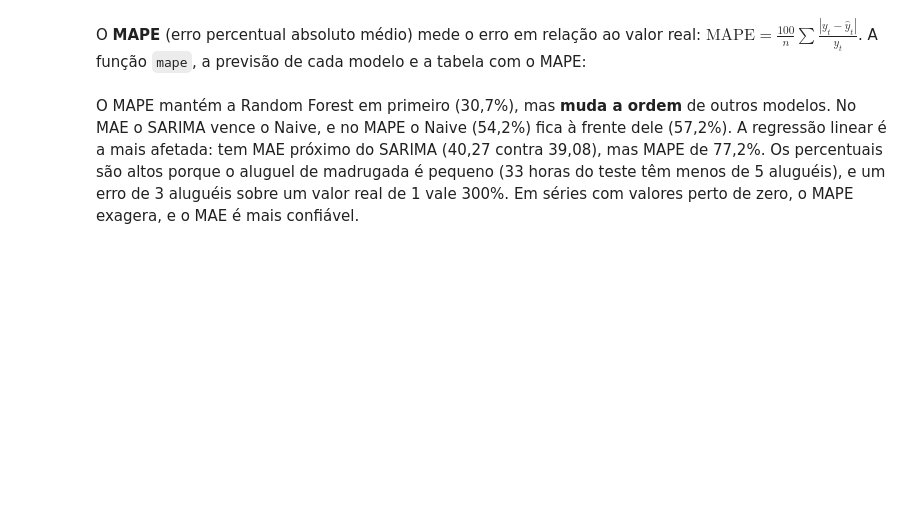
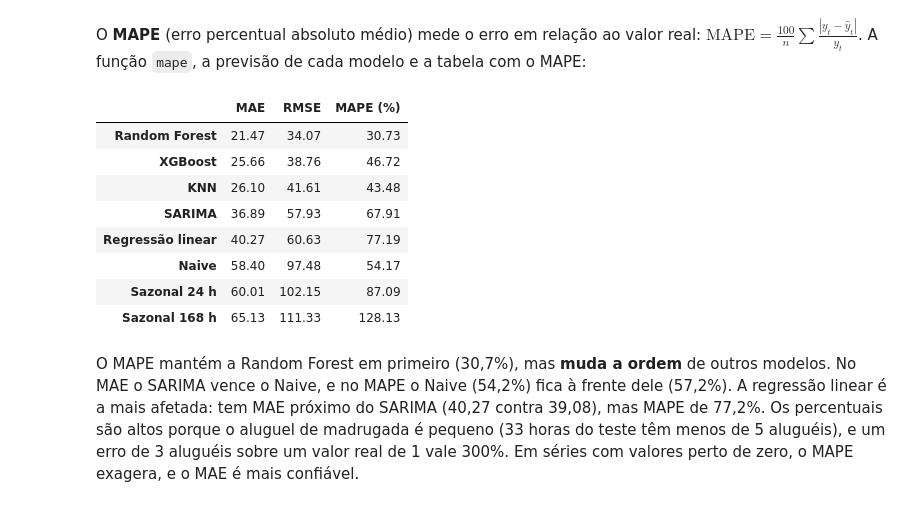
Before and after one commit to AdaLimana/pos-ia, a Jupyter notebook: st/ST - Notebook 6 - Machine Learning para Séries Temporais (aula).ipynb, the cells around one changed output. Saved outputs shown, nothing was run; the diff lists cells and outputs as text; code cells hidden in the pictures; blank space fills up the shorter version.

```diff
--- a/st/ST - Notebook 6 - Machine Learning para Séries Temporais (aula).ipynb
+++ b/st/ST - Notebook 6 - Machine Learning para Séries Temporais (aula).ipynb
@@ -1002,3 +1159,6 @@ Com os parâmetros fixos, `.apply` aplica o modelo a dados **novos** (incluindo
 ### 5.2 - Comparação final
 # %% [markdown]
 Todos os modelos no mesmo teste (dezembro), com a mesma métrica:
+# %%
+comparacao = pd.DataFrame(resultados, index=['MAE', 'RMSE']).T.sort_values('MAE')
+comparacao.round(2)
@@ -1005,5 +1175,31 @@ Todos os modelos no mesmo teste (dezembro), com a mesma métrica:
 # %% [markdown]
 O **MAPE** (erro percentual absoluto médio) mede o erro em relação ao valor real: $\text{MAPE} = \frac{100}{n} \sum \frac{|y_t - \hat{y}_t|}{y_t}$. A função `mape`, a previsão de cada modelo e a tabela com o MAPE:
+# %%
+def mape(real, previsto):
+    return np.mean(np.abs((real - previsto) / real)) * 100
+# %%
+previsoes = {
+    'Naive': teste['lag_1'],
+    'Sazonal 24 h': teste['lag_24'],
+    'Sazonal 168 h': teste['lag_168'],
+    'Regressão linear': previsao_lin,
+    'KNN': previsao_knn,
+    'Random Forest': previsao_rf,
+    'XGBoost': previsao_xgb,
+    'SARIMA': previsao_sarima,
+}
+comparacao['MAPE (%)'] = pd.Series({nome: mape(y_teste, prev) for nome, prev in previsoes.items()})
+comparacao.round(2)
+# %% [output]
+|  | MAE | RMSE | MAPE (%) |
+| Random Forest | 21.47 | 34.07 | 30.73 |
+| XGBoost | 25.66 | 38.76 | 46.72 |
+| KNN | 26.10 | 41.61 | 43.48 |
+| SARIMA | 36.89 | 57.93 | 67.91 |
+| Regressão linear | 40.27 | 60.63 | 77.19 |
+| Naive | 58.40 | 97.48 | 54.17 |
+| Sazonal 24 h | 60.01 | 102.15 | 87.09 |
+| Sazonal 168 h | 65.13 | 111.33 | 128.13 |
 # %% [markdown]
 O MAPE mantém a Random Forest em primeiro (30,7%), mas **muda a ordem** de outros modelos. No MAE o SARIMA vence o Naive, e no MAPE o Naive (54,2%) fica à frente dele (57,2%). A regressão linear é a mais afetada: tem MAE próximo do SARIMA (40,27 contra 39,08), mas MAPE de 77,2%. Os percentuais são altos porque o aluguel de madrugada é pequeno (33 horas do teste têm menos de 5 aluguéis), e um erro de 3 aluguéis sobre um valor real de 1 vale 300%. Em séries com valores perto de zero, o MAPE exagera, e o MAE é mais confiável.
 # %% [markdown]
```
Also changed, not shown: parts of 16 cells of this notebook, 5 other files.
